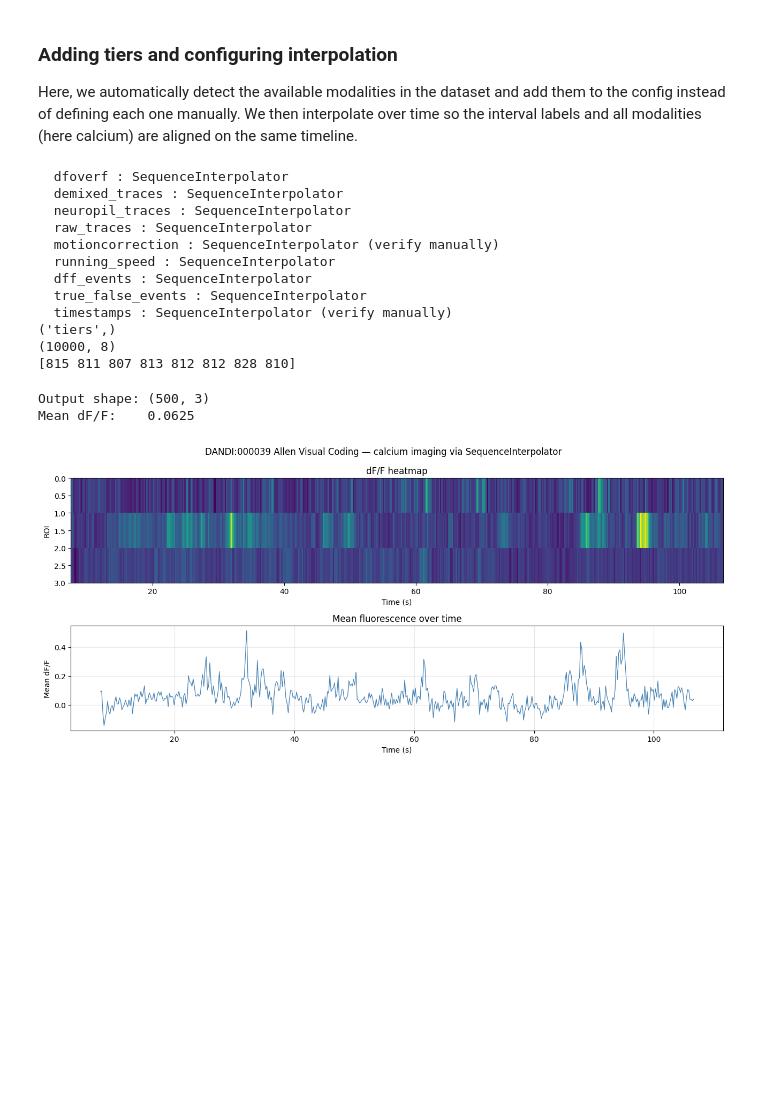
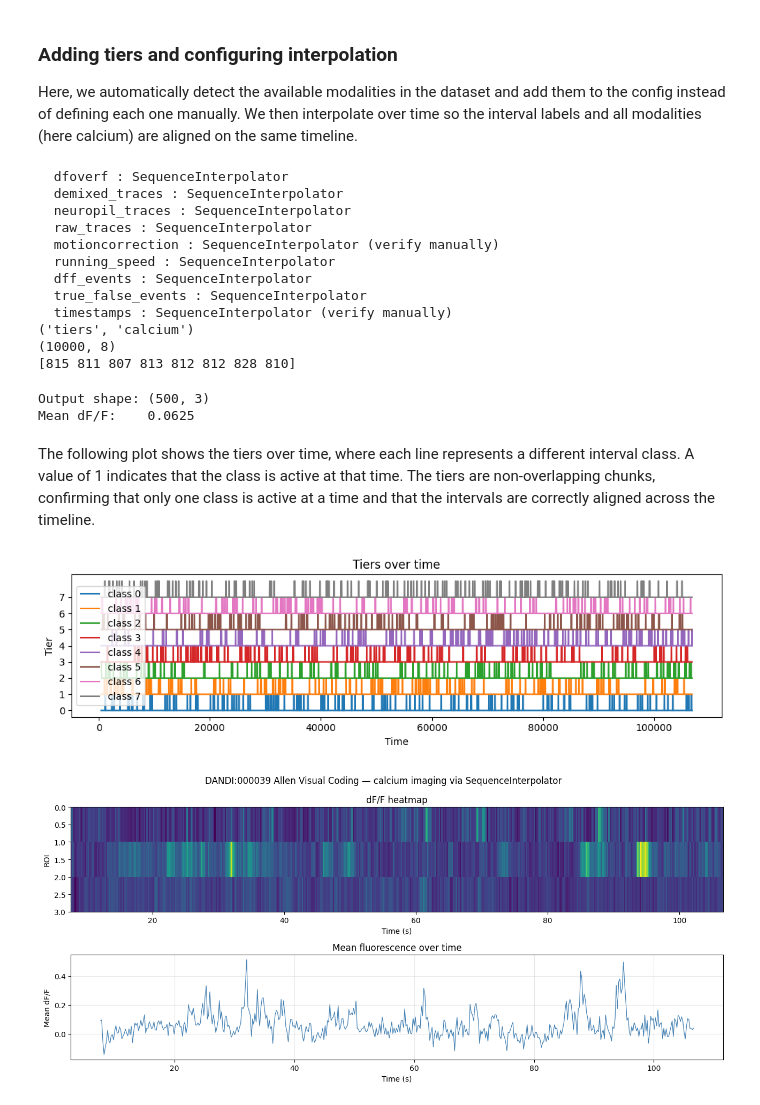
Before and after one commit to sensorium-competition/experanto, a Jupyter notebook: examples/dandi_experanto_example.ipynb, the cells around one changed output. Saved outputs shown, nothing was run; the diff lists cells and outputs as text; code cells hidden in the pictures; blank space fills up the shorter version.

```diff
--- a/examples/dandi_experanto_example.ipynb
+++ b/examples/dandi_experanto_example.ipynb
@@ -498,6 +507,11 @@ config = dict(DEFAULT_MODALITY_CONFIG)
 config["tiers"] = {
     "interpolation": {
         "_target_": "experanto.interpolators.TimeIntervalInterpolator"
+    }
+}
+config["calcium"] = {
+    "interpolation": {
+        "_target_": "experanto.interpolators.SequenceInterpolator"
     }
 }
 modalities = detect_modalities(nwb039)
@@ -524,14 +538,14 @@ for name, interp in modalities.items():
             }
         }
 
-exp = Experiment(root_folder="experanto_000039", modality_config=config)
-print(exp.device_names)
+exp039 = Experiment(root_folder="experanto_000039", modality_config=config)
+print(exp039.device_names)
 
 times = np.linspace(t_start, t_end, 10000)
-result, valid = exp.interpolate(times, device="tiers", return_valid=True)
+result039, valid039 = exp039.interpolate(times, device="tiers", return_valid=True)
 
-print(result.shape)
-print(result.sum(axis=0))
+print(result039.shape)
+print(result039.sum(axis=0))
 io039.close()
 # %% [output]
   dfoverf : SequenceInterpolator
@@ -543,7 +557,7 @@ io039.close()
   dff_events : SequenceInterpolator
   true_false_events : SequenceInterpolator
   timestamps : SequenceInterpolator (verify manually)
-('tiers',)
+('tiers', 'calcium')
 (10000, 8)
 [815 811 807 813 812 812 828 810]
 # %%
@@ -556,6 +568,24 @@ print(f"Mean dF/F:    {ca_result.mean():.4f}")
 # %% [output]
 Output shape: (500, 3)
 Mean dF/F:    0.0625
+# %% [markdown]
+The following plot shows the tiers over time, where each line represents a different interval class. A value of 1 indicates that the class is active at that time. The tiers are non-overlapping chunks, confirming that only one class is active at a time and that the intervals are correctly aligned across the timeline.
+# %%
+t_valid = times[valid039]
+plt.figure(figsize=(10, 3))
+
+for i in range(result039.shape[1]):
+    plt.plot(t_valid, result039[:, i] + i, label=f"class {i}")
+
+plt.xlabel("Time")
+plt.ylabel("Tier")
+plt.title("Tiers over time")
+plt.yticks(range(result039.shape[1]))
+plt.legend()
+plt.tight_layout()
+plt.show()
+# %% [output]
+[figure, added]
 # %%
 fig, axes = plt.subplots(2, 1, figsize=(13, 6))
 fig.suptitle("DANDI:000039 Allen Visual Coding — calcium imaging via SequenceInterpolator")
```
Also changed, not shown: parts of 8 cells of this notebook.
